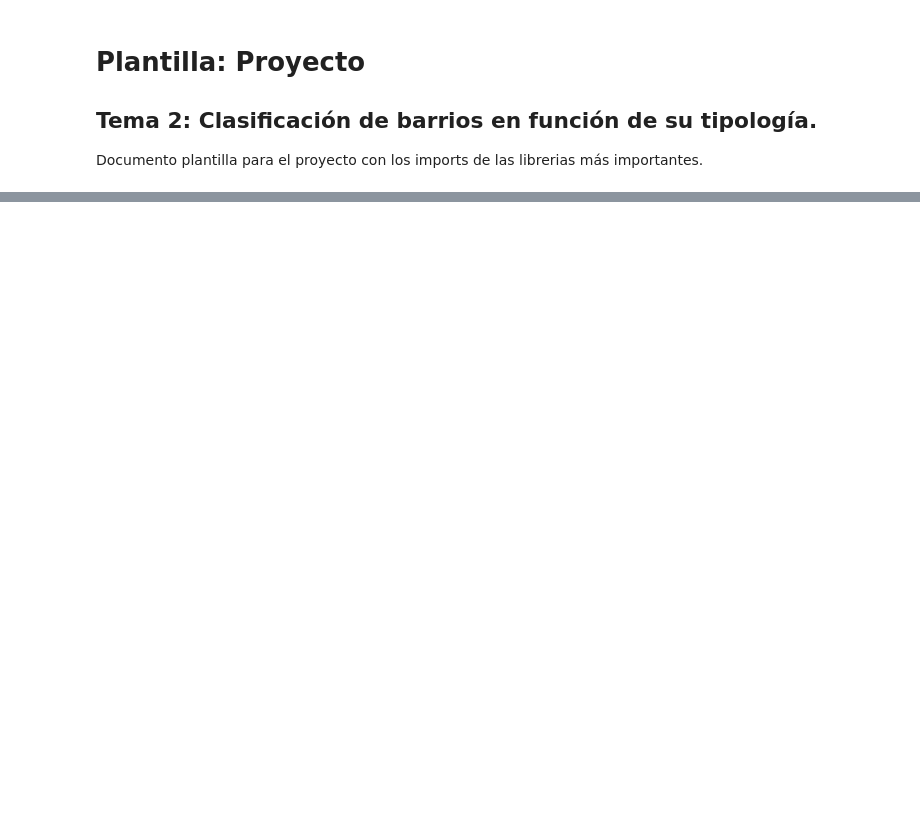
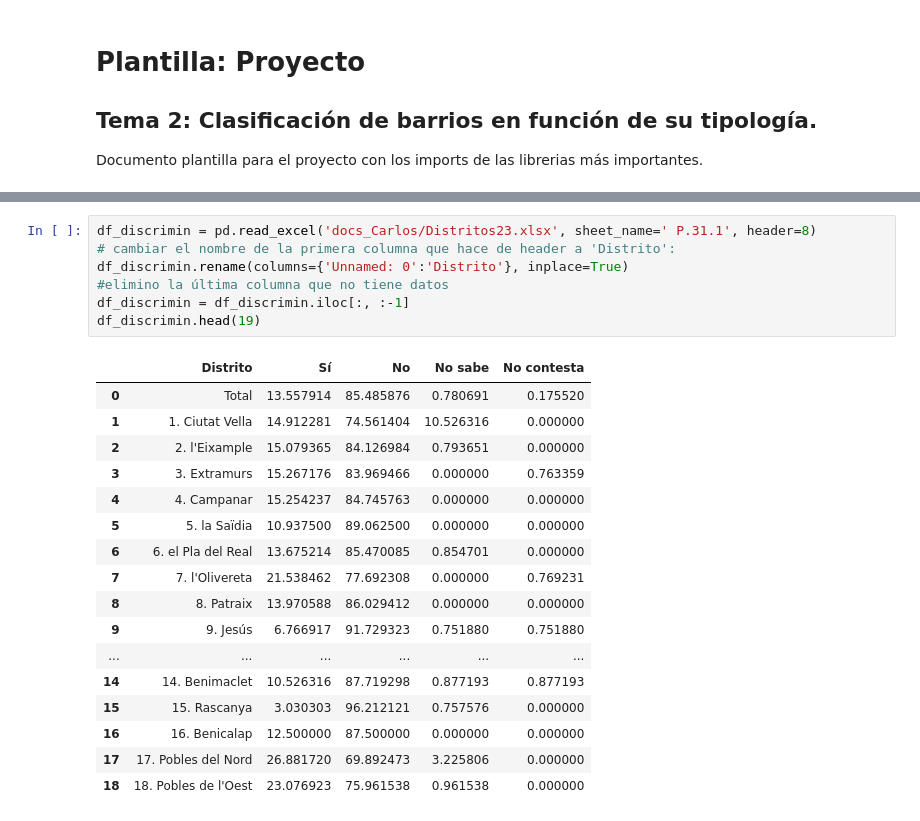
Before and after one commit to esedesam/mcd-nlp-proyecto, a Jupyter notebook: plantilla.ipynb, the cells around one changed output, grey strips where cells are left out. Drawn from its saved outputs; the diff is of its cells as text; blank space fills up the shorter version.

```diff
--- a/plantilla.ipynb
+++ b/plantilla.ipynb
@@ -18,0 +52,25 @@ ModuleNotFoundError: No module named 'beautifulsoup'
+# %%
+df_discrimin = pd.read_excel('docs_Carlos/Distritos23.xlsx', sheet_name=' P.31.1', header=8)
+# cambiar el nombre de la primera columna que hace de header a 'Distrito':
+df_discrimin.rename(columns={'Unnamed: 0':'Distrito'}, inplace=True)
+#elimino la última columna que no tiene datos
+df_discrimin = df_discrimin.iloc[:, :-1]
+df_discrimin.head(19)
+# %% [output]
+|  | Distrito | Sí | No | No sabe | No contesta |
+| 0 | Total | 13.557914 | 85.485876 | 0.780691 | 0.175520 |
+| 1 | 1. Ciutat Vella | 14.912281 | 74.561404 | 10.526316 | 0.000000 |
+| 2 | 2. l'Eixample | 15.079365 | 84.126984 | 0.793651 | 0.000000 |
+| 3 | 3. Extramurs | 15.267176 | 83.969466 | 0.000000 | 0.763359 |
+| 4 | 4. Campanar | 15.254237 | 84.745763 | 0.000000 | 0.000000 |
+| 5 | 5. la Saïdia | 10.937500 | 89.062500 | 0.000000 | 0.000000 |
+| 6 | 6. el Pla del Real | 13.675214 | 85.470085 | 0.854701 | 0.000000 |
+| 7 | 7. l'Olivereta | 21.538462 | 77.692308 | 0.000000 | 0.769231 |
+| 8 | 8. Patraix | 13.970588 | 86.029412 | 0.000000 | 0.000000 |
+| 9 | 9. Jesús | 6.766917 | 91.729323 | 0.751880 | 0.751880 |
+| ... | ... | ... | ... | ... | ... |
+| 14 | 14. Benimaclet | 10.526316 | 87.719298 | 0.877193 | 0.877193 |
+| 15 | 15. Rascanya | 3.030303 | 96.212121 | 0.757576 | 0.000000 |
+| 16 | 16. Benicalap | 12.500000 | 87.500000 | 0.000000 | 0.000000 |
+| 17 | 17. Pobles del Nord | 26.881720 | 69.892473 | 3.225806 | 0.000000 |
+| 18 | 18. Pobles de l'Oest | 23.076923 | 75.961538 | 0.961538 | 0.000000 |
```
Also changed, not shown: parts of 6 cells of this notebook, 4 other files.
